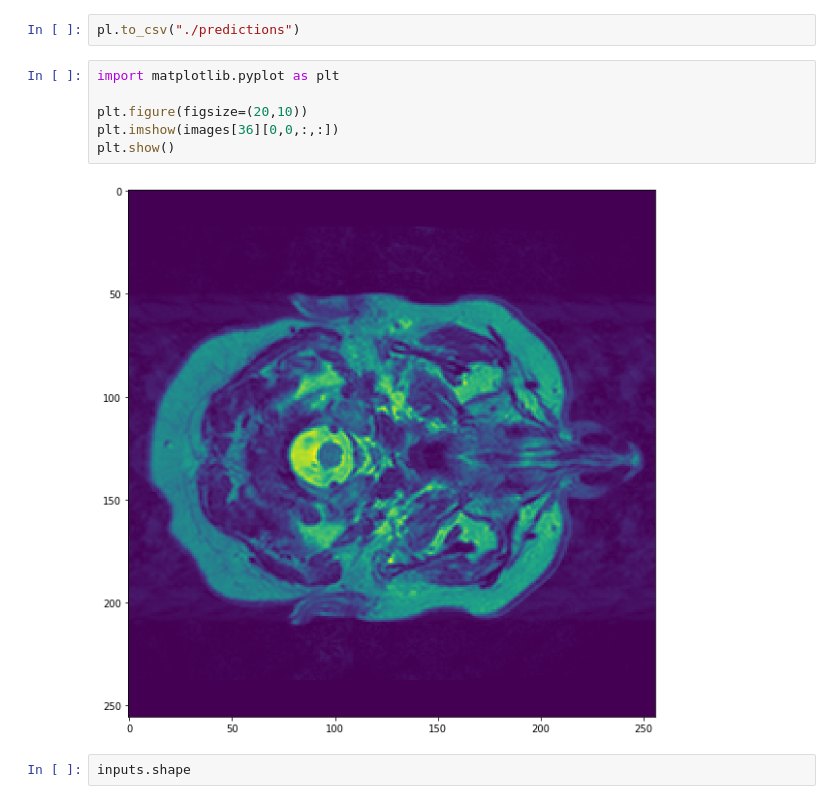
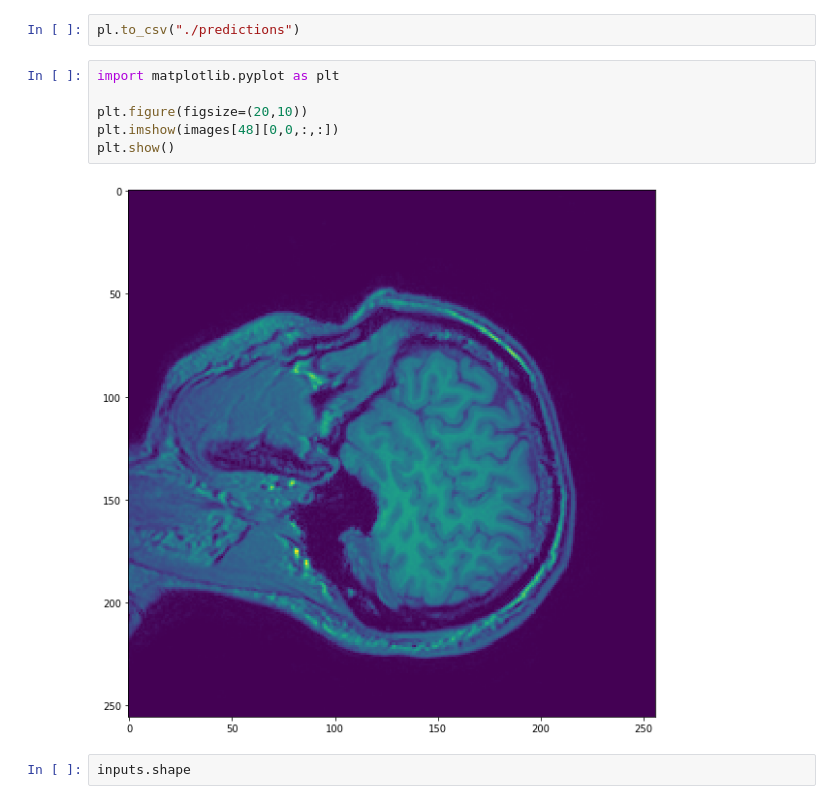
Before and after one commit to theudas/HealthcareHackathonMRIQA, a Jupyter notebook: starterset/evaluate.ipynb, the cells around one changed output. Drawn from its saved outputs; the diff is of its cells as text.

```diff
--- a/starterset/evaluate.ipynb
+++ b/starterset/evaluate.ipynb
@@ -103,11 +103,11 @@ pl.to_csv("./predictions")
 # %%
 import matplotlib.pyplot as plt
 
 plt.figure(figsize=(20,10))
-plt.imshow(images[36][0,0,:,:])
+plt.imshow(images[48][0,0,:,:])
 plt.show()
 # %% [output]
-[figure, old version]
+[figure, new version]
 # %%
 inputs.shape
 # %% [output]
```
Also changed, not shown: 1 other file.
